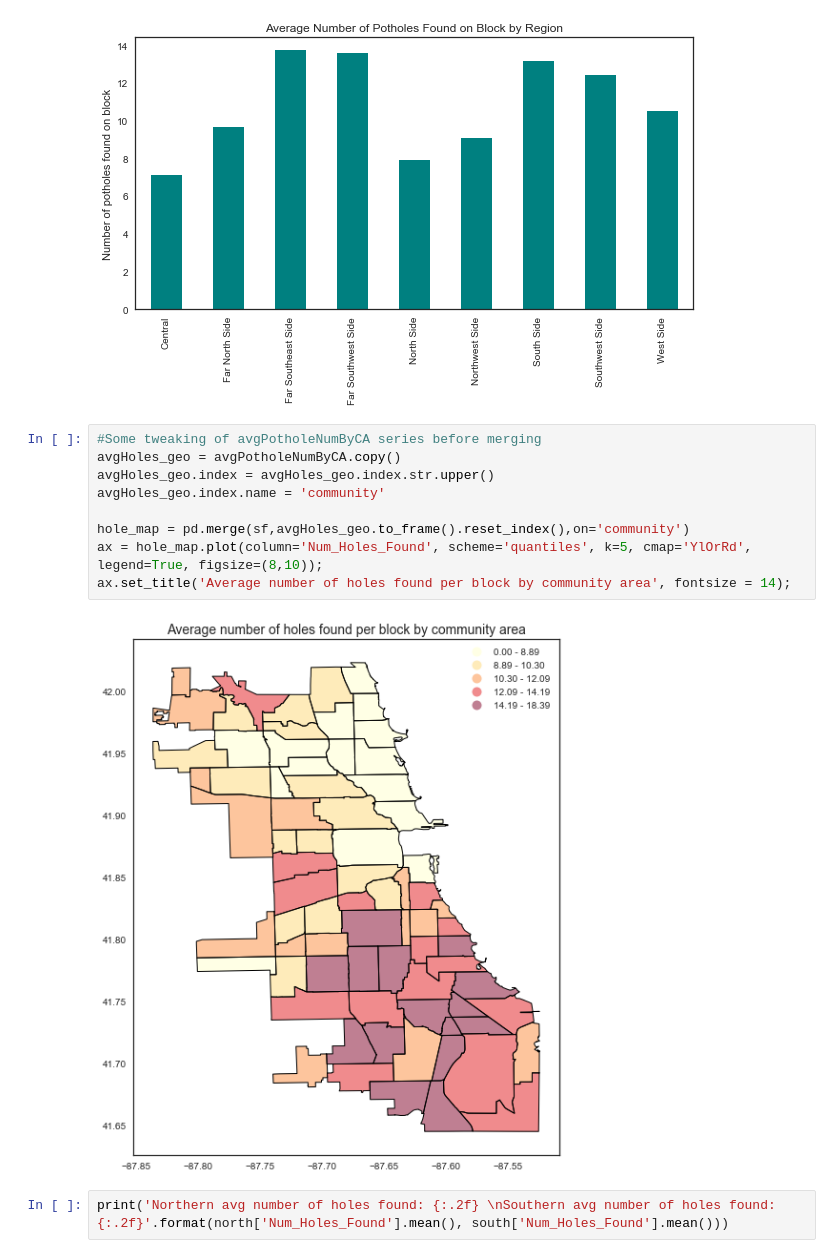
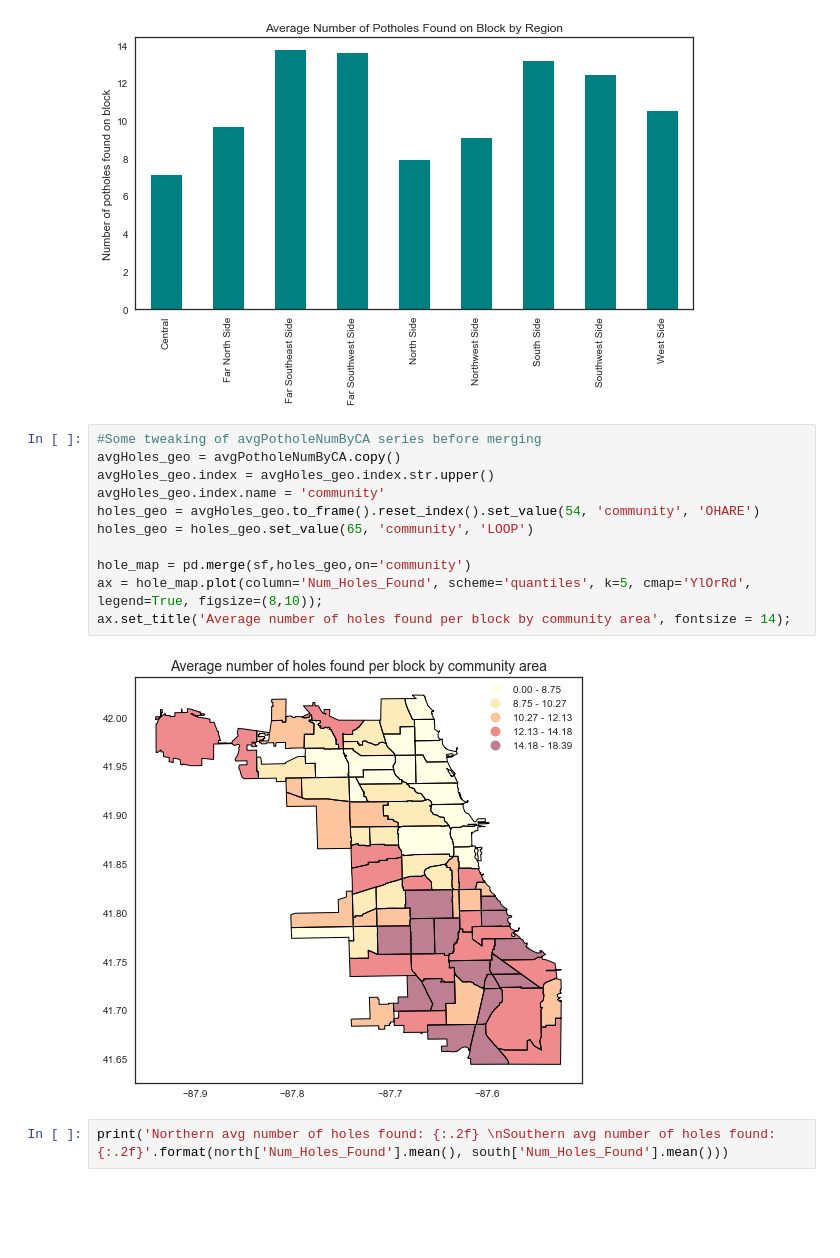
Before and after one commit to mdhanna/Chicago_Pothole_Analysis, a Jupyter notebook: Capstone1_Chicago_Pothole_Analysis.ipynb, the cells around one changed output. Drawn from its saved outputs; the diff is of its cells as text; blank space fills up the shorter version.

```diff
--- a/Capstone1_Chicago_Pothole_Analysis.ipynb
+++ b/Capstone1_Chicago_Pothole_Analysis.ipynb
@@ -990,14 +1000,16 @@ plt.title('Average Number of Potholes Found on Block by Region');
 # %%
 #Some tweaking of avgPotholeNumByCA series before merging
 avgHoles_geo = avgPotholeNumByCA.copy()
 avgHoles_geo.index = avgHoles_geo.index.str.upper()
 avgHoles_geo.index.name = 'community'
+holes_geo = avgHoles_geo.to_frame().reset_index().set_value(54, 'community', 'OHARE')
+holes_geo = holes_geo.set_value(65, 'community', 'LOOP')
 
-hole_map = pd.merge(sf,avgHoles_geo.to_frame().reset_index(),on='community')
+hole_map = pd.merge(sf,holes_geo,on='community')
 ax = hole_map.plot(column='Num_Holes_Found', scheme='quantiles', k=5, cmap='YlOrRd', legend=True, figsize=(8,10));
 ax.set_title('Average number of holes found per block by community area', fontsize = 14);
 # %% [output]
-[figure, old version]
+[figure, new version]
 # %%
 print('Northern avg number of holes found: {:.2f} \nSouthern avg number of holes found: {:.2f}'.format(north['Num_Holes_Found'].mean(), south['Num_Holes_Found'].mean()))
 # %% [output]
```
Also changed, not shown: parts of 40 cells of this notebook.
